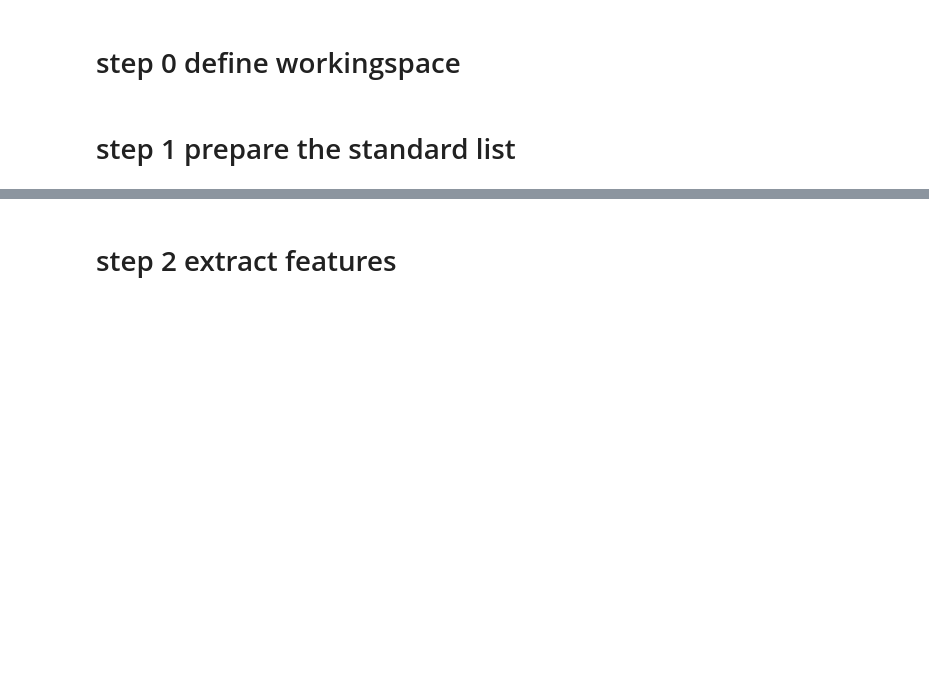
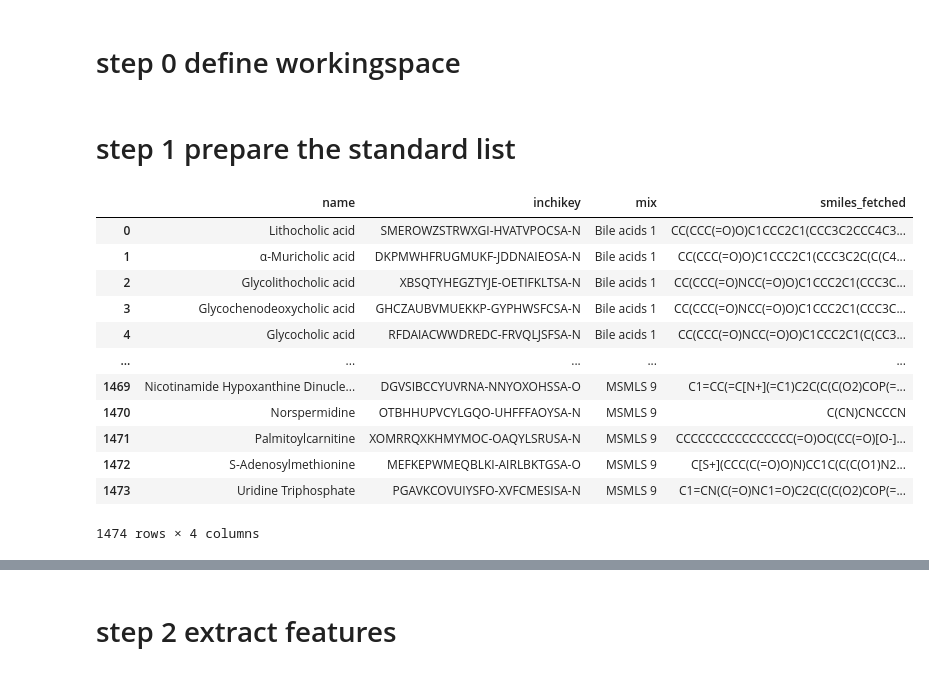
Before and after one commit to FanzhouKong/Libgen_stable, a Jupyter notebook: libgen_notebook.ipynb, the cells around one changed output, grey strips where cells are left out. Saved outputs shown, nothing was run; the diff lists cells and outputs as text; code cells hidden in the pictures; blank space fills up the shorter version.

```diff
--- a/libgen_notebook.ipynb
+++ b/libgen_notebook.ipynb
@@ -20,6 +20,22 @@ library_dir = os.path.join(master_dir, 'library')
 from toolsets.std_list_prep import get_clean_std_list, complete_adducts
 # %%
 std_list = pd.read_csv(os.path.join(master_dir, 'std_list.csv'))
+# %%
+std_list
+# %% [output]
+|  | name | inchikey | mix | smiles_fetched |
+| 0 | Lithocholic acid | SMEROWZSTRWXGI-HVATVPOCSA-N | Bile acids 1 | CC(CCC(=O)O)C1CCC2C1(CCC3C2CCC4C3... |
+| 1 | α-Muricholic acid | DKPMWHFRUGMUKF-JDDNAIEOSA-N | Bile acids 1 | CC(CCC(=O)O)C1CCC2C1(CCC3C2C(C(C4... |
+| 2 | Glycolithocholic acid | XBSQTYHEGZTYJE-OETIFKLTSA-N | Bile acids 1 | CC(CCC(=O)NCC(=O)O)C1CCC2C1(CCC3C... |
+| 3 | Glycochenodeoxycholic acid | GHCZAUBVMUEKKP-GYPHWSFCSA-N | Bile acids 1 | CC(CCC(=O)NCC(=O)O)C1CCC2C1(CCC3C... |
+| 4 | Glycocholic acid | RFDAIACWWDREDC-FRVQLJSFSA-N | Bile acids 1 | CC(CCC(=O)NCC(=O)O)C1CCC2C1(C(CC3... |
+| ... | ... | ... | ... | ... |
+| 1469 | Nicotinamide Hypoxanthine Dinucle... | DGVSIBCCYUVRNA-NNYOXOHSSA-O | MSMLS 9 | C1=CC(=C[N+](=C1)C2C(C(C(O2)COP(=... |
+| 1470 | Norspermidine | OTBHHUPVCYLGQO-UHFFFAOYSA-N | MSMLS 9 | C(CN)CNCCCN |
+| 1471 | Palmitoylcarnitine | XOMRRQXKHMYMOC-OAQYLSRUSA-N | MSMLS 9 | CCCCCCCCCCCCCCCC(=O)OC(CC(=O)[O-]... |
+| 1472 | S-Adenosylmethionine | MEFKEPWMEQBLKI-AIRLBKTGSA-O | MSMLS 9 | C[S+](CCC(C(=O)O)N)CC1C(C(C(O1)N2... |
+| 1473 | Uridine Triphosphate | PGAVKCOVUIYSFO-XVFCMESISA-N | MSMLS 9 | C1=CN(C(=O)NC1=O)C2C(C(C(O2)COP(=... |
+1474 rows × 4 columns
 # %%
 # get smiles from inchikey/name, it is recommended to prepare smiles in advance as API servies is not very reliable
 std_list_cleaned  = get_clean_std_list(std_list)
```
Also changed, not shown: 2 other files.
